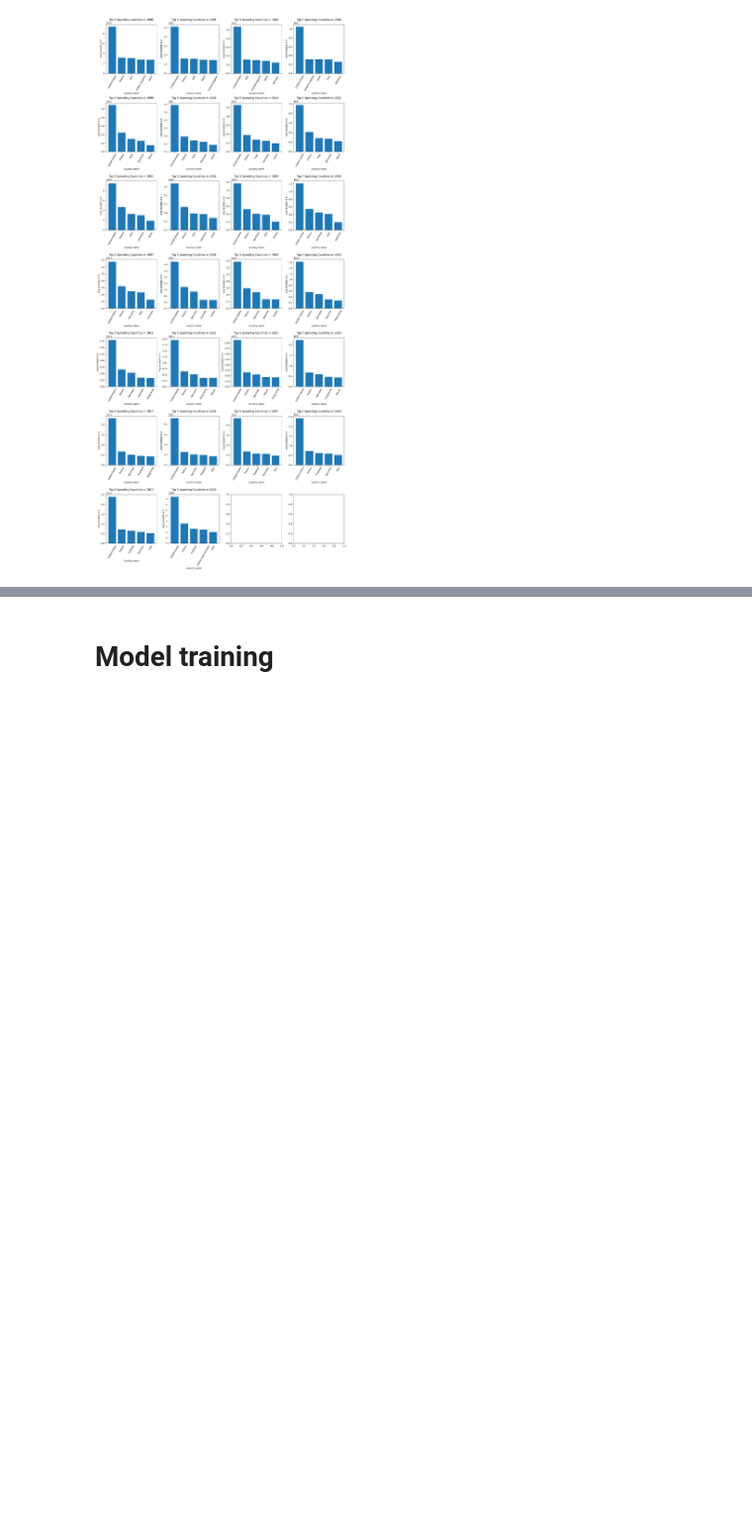
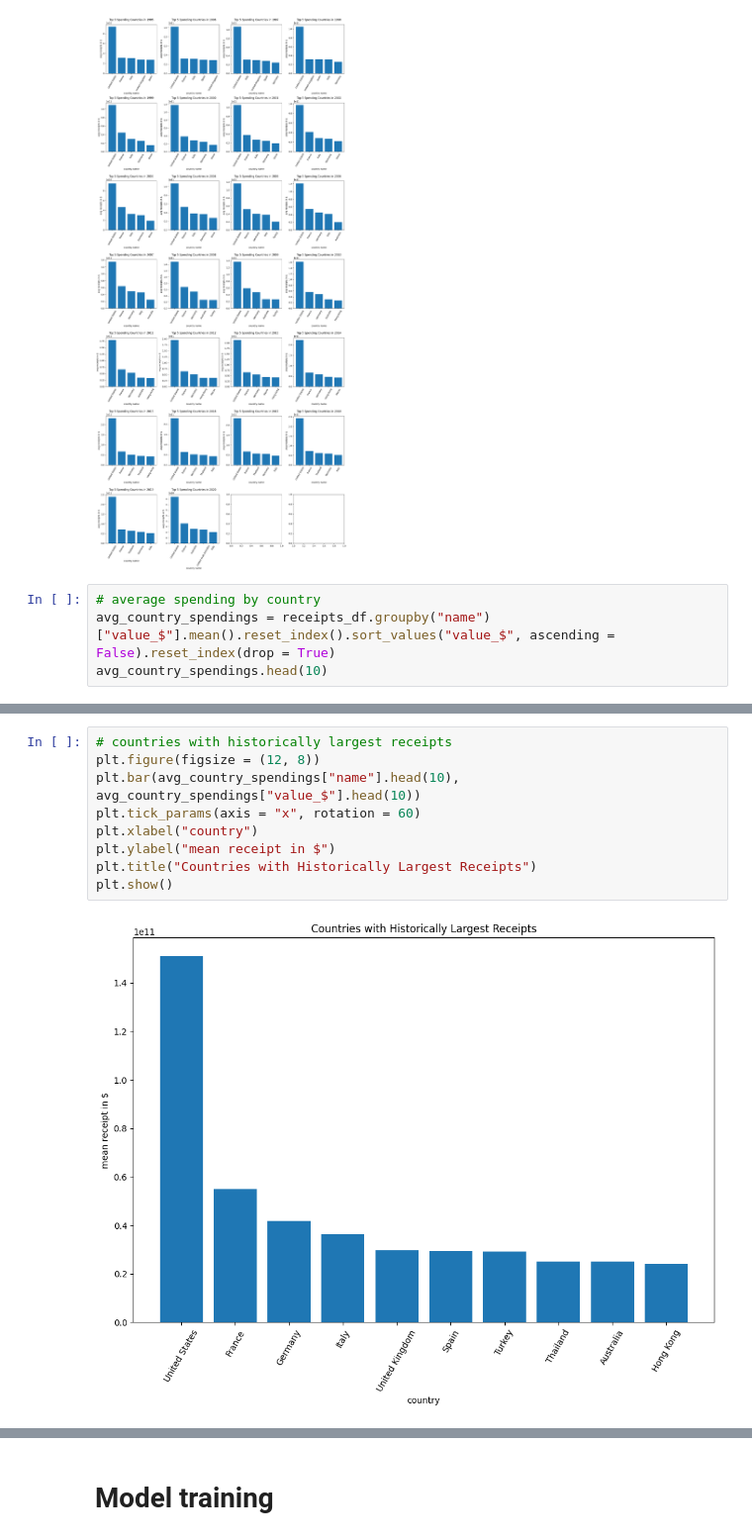
Before and after one commit to BU-Spark/ml-mit-evidence-analysis, a Jupyter notebook: EDA.ipynb, the cells around one changed output, grey strips where cells are left out. Shown at 99% size. Saved outputs shown, nothing was run; the diff lists cells and outputs as text; blank space fills up the shorter version.

Commit message:
added more dataset analysis for International Tourism Receipts, including spending trend over the years and countries with largest receipts

```diff
--- a/EDA.ipynb
+++ b/EDA.ipynb
@@ -197,3 +197,7 @@ plt.tight_layout()
 plt.show()
 # %% [output]
 [figure]
+# %%
+# average spending by country
+avg_country_spendings = receipts_df.groupby("name")["value_$"].mean().reset_index().sort_values("value_$", ascending = False).reset_index(drop = True)
+avg_country_spendings.head(10)
@@ -199,0 +216,11 @@ plt.show()
+# %%
+# countries with historically largest receipts
+plt.figure(figsize = (12, 8))
+plt.bar(avg_country_spendings["name"].head(10), avg_country_spendings["value_$"].head(10))
+plt.tick_params(axis = "x", rotation = 60)
+plt.xlabel("country")
+plt.ylabel("mean receipt in $")
+plt.title("Countries with Historically Largest Receipts")
+plt.show()
+# %% [output]
+[figure, added]
```
Also changed, not shown: parts of 6 cells of this notebook.
